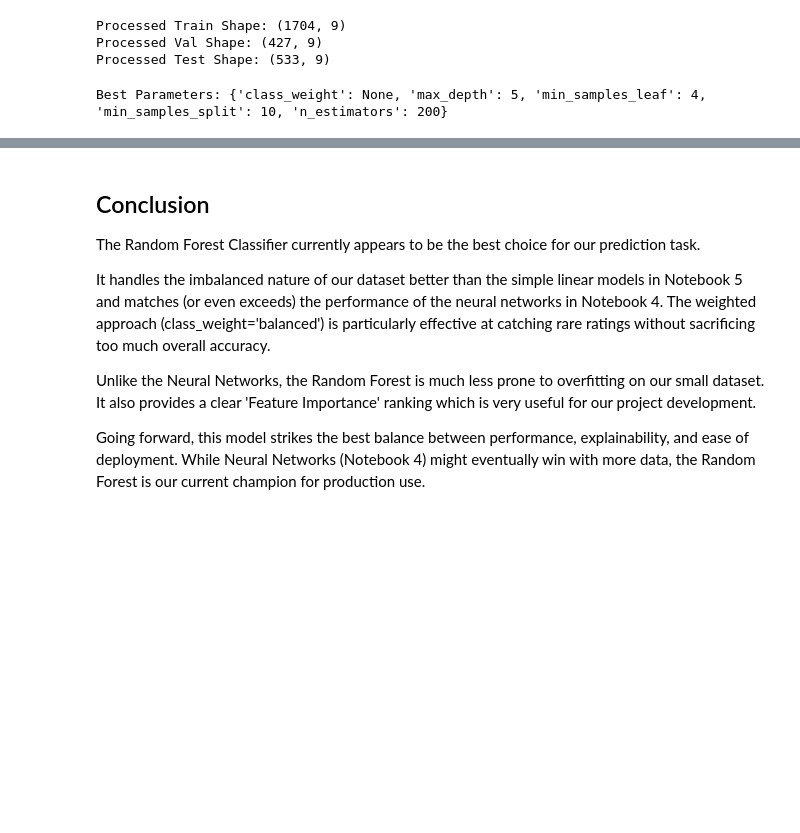
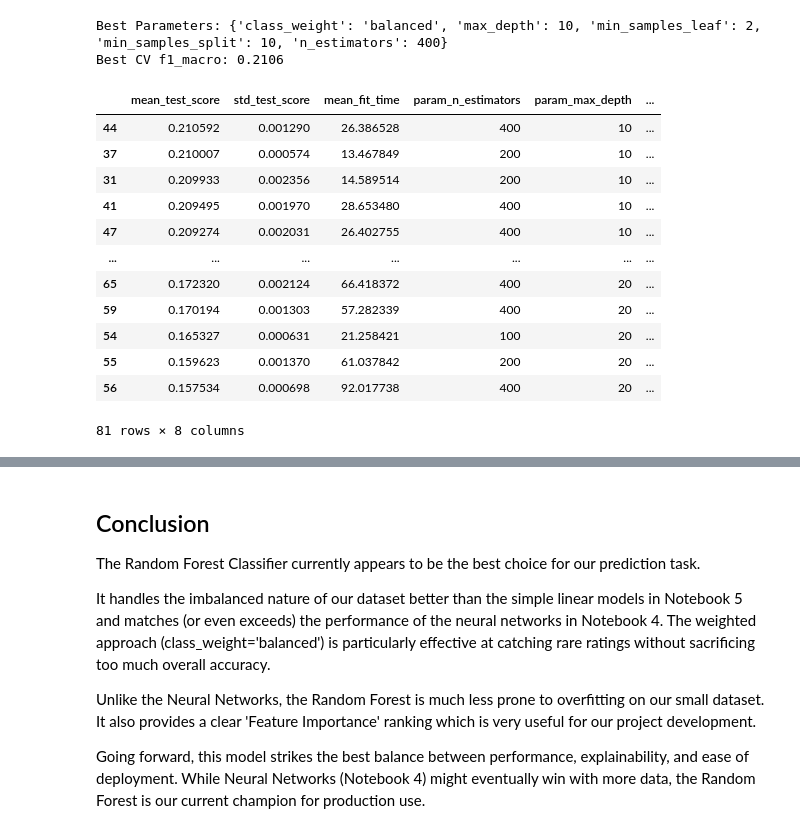
Before and after one commit to SEP4Real/SEP4, a Jupyter notebook: MAL/notebooks/model_related/5_random_forest_experiments.ipynb, the cells around one changed output, grey strips where cells are left out. Drawn from its saved outputs; the diff is of its cells as text; code cells hidden in the pictures; blank space fills up the shorter version.

```diff
--- a/MAL/notebooks/model_related/5_random_forest_experiments.ipynb
+++ b/MAL/notebooks/model_related/5_random_forest_experiments.ipynb
@@ -10,13 +10,22 @@ from sklearn.preprocessing import StandardScaler
 from sklearn.metrics import accuracy_score
 from sklearn.metrics import f1_score
 
+
+from pathlib import Path
+import sys
+
+MAL_DIR = Path.cwd()
+if MAL_DIR.name != "MAL":
+    MAL_DIR = next(path for path in [Path.cwd(), *Path.cwd().parents] if path.name == "MAL")
+
+sys.path.insert(0, str(MAL_DIR))
 from scripts.preprocessing import AutomatedPreprocessor
 
 # Here we import and split the data
-df = pd.read_csv("../../data/mock/new/data.csv")
+df = pd.read_csv("../../data/processed/linearized_session_windows_30min.csv")
 
-TARGET_COLUMN = "rating"
-columns_to_ignore = [TARGET_COLUMN, "timePeriod", "session_id", "sent_at", "date", "Date", "id"]
+TARGET_COLUMN = "focus_score"
+columns_to_ignore = [TARGET_COLUMN]
 
 feature_columns = [
     column for column in df.columns
@@ -39,40 +48,65 @@ preprocessor = AutomatedPreprocessor()
 X_train_processed = preprocessor.fit_transform(X_train)
 X_val_processed = preprocessor.transform(X_val)
 X_test_processed = preprocessor.transform(X_test)
-# %% [output]
-Processed Train Shape: (1704, 9)
-Processed Val Shape: (427, 9)
-Processed Test Shape: (533, 9)
 # %%
 # Random Forest Classification
 
 from sklearn.ensemble import RandomForestClassifier
 from sklearn.model_selection import GridSearchCV
 from sklearn.metrics import accuracy_score, classification_report, confusion_matrix
 
 param_grid = {
     "n_estimators": [100, 200, 400],
-    "max_depth": [None, 5, 10, 20],
+    "max_depth": [5, 10, 20],
     "min_samples_split": [2, 5, 10],
     "min_samples_leaf": [1, 2, 4],
-    "class_weight": [None, "balanced"]
+    "class_weight": ["balanced"],
 }
 
-rf = RandomForestClassifier(random_state=42)
+rf = RandomForestClassifier(random_state=42, n_jobs=-1)
 
 grid_search = GridSearchCV(
     rf,
     param_grid,
-    cv=5,
-    scoring="accuracy",
+    cv=3,
+    scoring="f1_macro",
     n_jobs=-1
 )
 grid_search.fit(X_train_processed, y_train)
 
 best_model = grid_search.best_estimator_
 print(f"Best Parameters: {grid_search.best_params_}")
+print(f"Best CV f1_macro: {grid_search.best_score_:.4f}")
+
+results_df = pd.DataFrame(grid_search.cv_results_)
+results_df = results_df[[
+    "mean_test_score",
+    "std_test_score",
+    "mean_fit_time",
+    "param_n_estimators",
+    "param_max_depth",
+    "param_min_samples_split",
+    "param_min_samples_leaf",
+    "param_class_weight",
+]].sort_values(by="mean_test_score", ascending=False)
+
+results_df
 # %% [output]
-Best Parameters: {'class_weight': None, 'max_depth': 5, 'min_samples_leaf': 4, 'min_samples_split': 10, 'n_estimators': 200}
+Best Parameters: {'class_weight': 'balanced', 'max_depth': 10, 'min_samples_leaf': 2, 'min_samples_split': 10, 'n_estimators': 400}
+Best CV f1_macro: 0.2106
+|  | mean_test_score | std_test_score | mean_fit_time | param_n_estimators | param_max_depth | ... |
+| 44 | 0.210592 | 0.001290 | 26.386528 | 400 | 10 | ... |
+| 37 | 0.210007 | 0.000574 | 13.467849 | 200 | 10 | ... |
+| 31 | 0.209933 | 0.002356 | 14.589514 | 200 | 10 | ... |
+| 41 | 0.209495 | 0.001970 | 28.653480 | 400 | 10 | ... |
+| 47 | 0.209274 | 0.002031 | 26.402755 | 400 | 10 | ... |
+| ... | ... | ... | ... | ... | ... | ... |
+| 65 | 0.172320 | 0.002124 | 66.418372 | 400 | 20 | ... |
+| 59 | 0.170194 | 0.001303 | 57.282339 | 400 | 20 | ... |
+| 54 | 0.165327 | 0.000631 | 21.258421 | 100 | 20 | ... |
+| 55 | 0.159623 | 0.001370 | 61.037842 | 200 | 20 | ... |
+| 56 | 0.157534 | 0.000698 | 92.017738 | 400 | 20 | ... |
+81 rows × 8 columns
 # %%
 import importlib
 import scripts.evaluation_metrics
```
Also changed, not shown: parts of 1 cell of this notebook, 6 other files.
